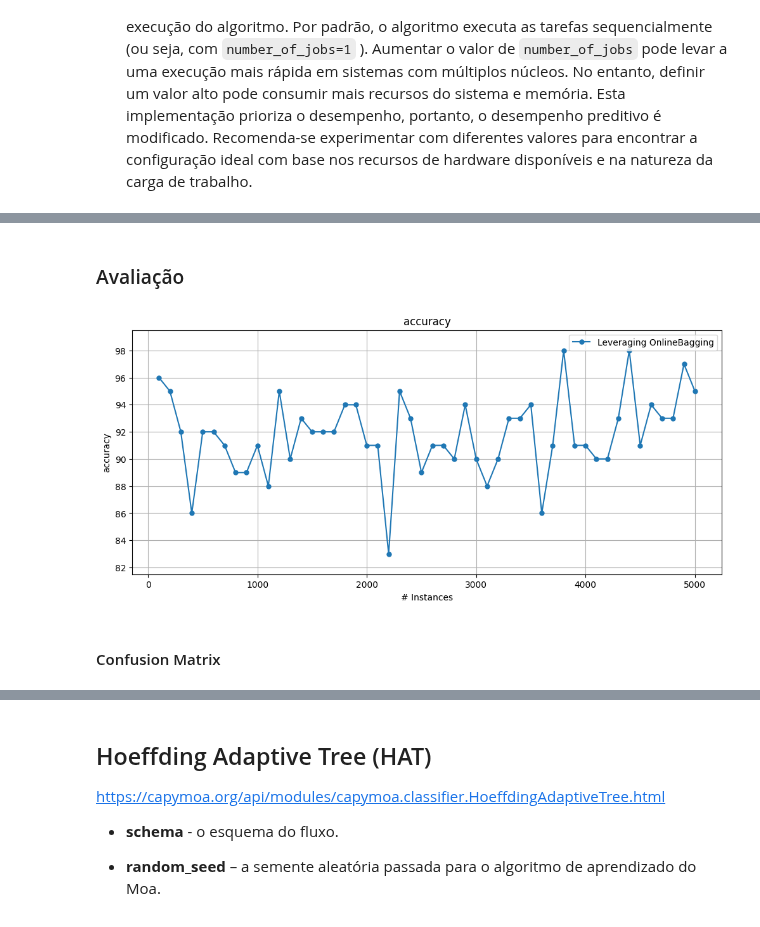
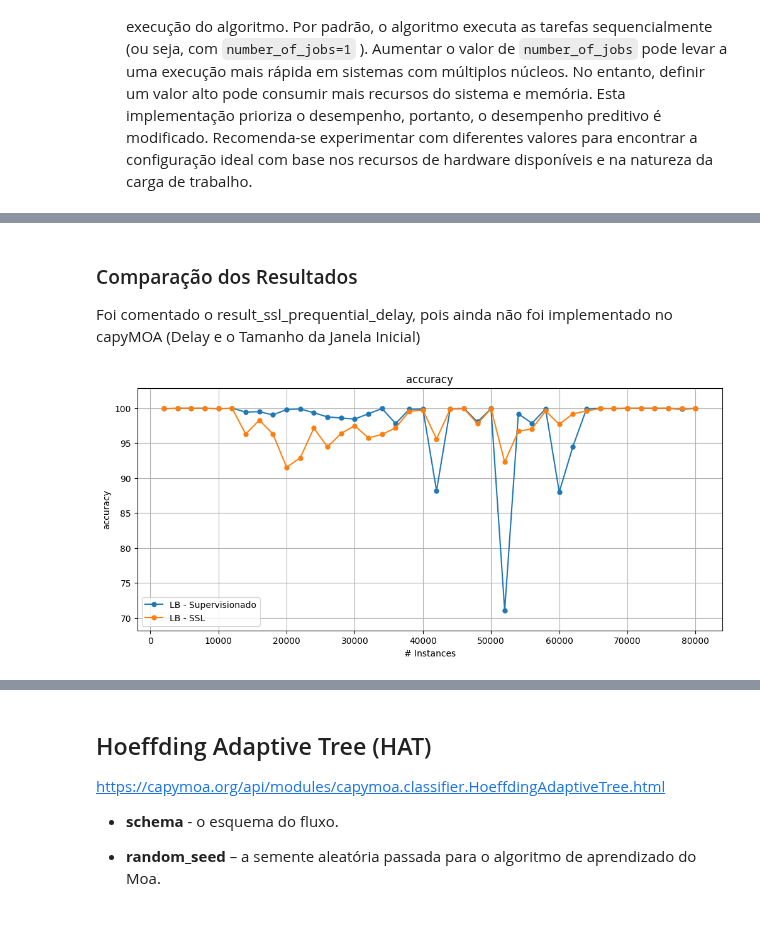
Before and after one commit to iRocktys/anomaly-detection-data-stream, a Jupyter notebook: Models.ipynb, the cells around one changed output, grey strips where cells are left out. Drawn from its saved outputs; the diff is of its cells as text; code cells hidden in the pictures.

Commit message:
Att models com SSL e delay no LB

```diff
--- a/Models.ipynb
+++ b/Models.ipynb
@@ -200,0 +307,20 @@ while stream.has_more_instances() and count < MAX_INSTANCES:
+# %%
+# Hyperparâmetros padrão
+result_prequential = prequential_evaluation(
+    stream=stream,
+    learner=LB,
+    max_instances=MAX_INSTANCES,
+    window_size=WINDOW_SIZE,
+    store_predictions=False,
+    store_y=False,
+    optimise=True,
+    restart_stream=True,
+    progress_bar=False,
+    batch_size=1
+)
+
+print("Supervisionado")
+print("Accuracy:", result_prequential['cumulative'].accuracy())
+print("f1_score:", result_prequential['cumulative'].f1_score())
+# display(result_prequential['windowed'].metrics_per_window())
+plot_windowed_results(result_prequential, metric="accuracy")
@@ -201,25 +539,19 @@ while stream.has_more_instances() and count < MAX_INSTANCES:
 # %% [markdown]
-### Avaliação
+### Comparação dos Resultados
+
+Foi comentado o result_ssl_prequential_delay, pois ainda não foi implementado no capyMOA (Delay e o Tamanho da Janela Inicial)
 # %%
-from capymoa.evaluation.visualization import plot_windowed_results
-from py.functions import plot_confusion_matrix
-from capymoa.evaluation import prequential_evaluation
+# Rótulos para os gráficos
+result_prequential.learner = "LB - Supervisionado"
+result_ssl_prequential.learner = "LB - SSL"
+# result_ssl_prequential_delay.learner = "LB - SSL com Delay"
 
-results = prequential_evaluation(
-    stream=stream,
-    learner=LB,
-    max_instances=MAX_INSTANCES,
-    window_size=WINDOW_SIZE,
-    store_predictions=False,
-    store_y=False,
-    optimise=False,
-    restart_stream=False,
-    progress_bar=False,
-    batch_size=1
+# Plot dos resultados
+plot_windowed_results(
+    result_prequential,
+    result_ssl_prequential,
+    # result_ssl_prequential_delay,
+    metric="accuracy"
 )
-
-plot_windowed_results(results, metric="accuracy")
 # %% [output]
-[figure, old version]
+[figure, new version]
-# %% [markdown]
-#### Confusion Matrix
```
Also changed, not shown: parts of 39 cells of this notebook, 1 other file.
